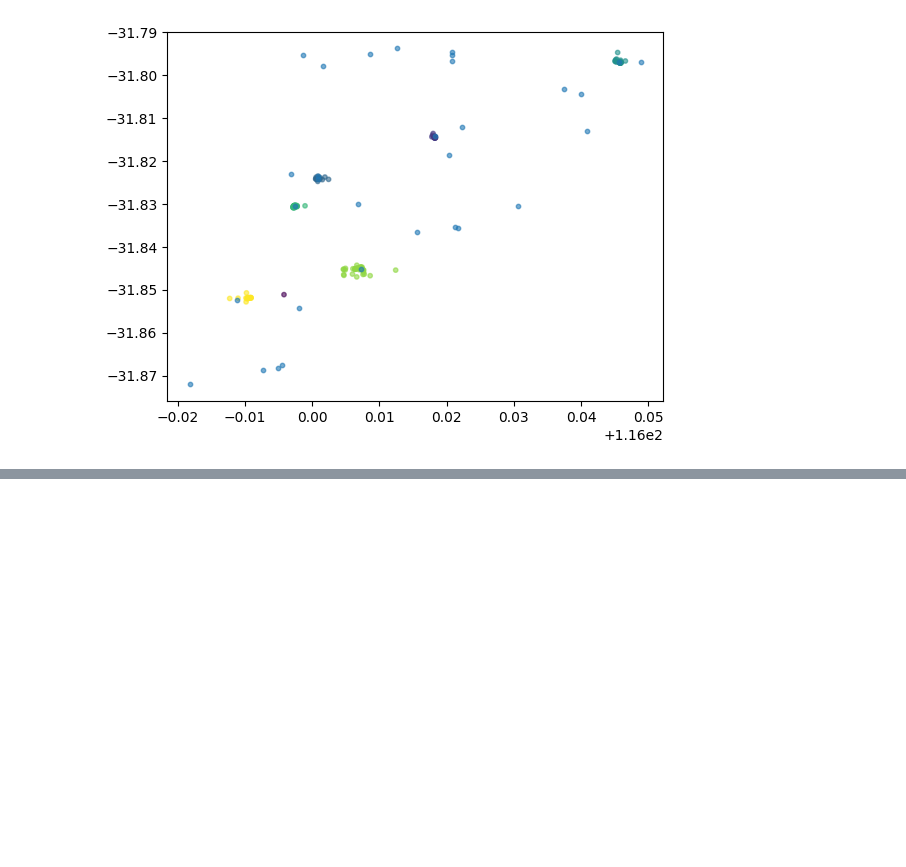
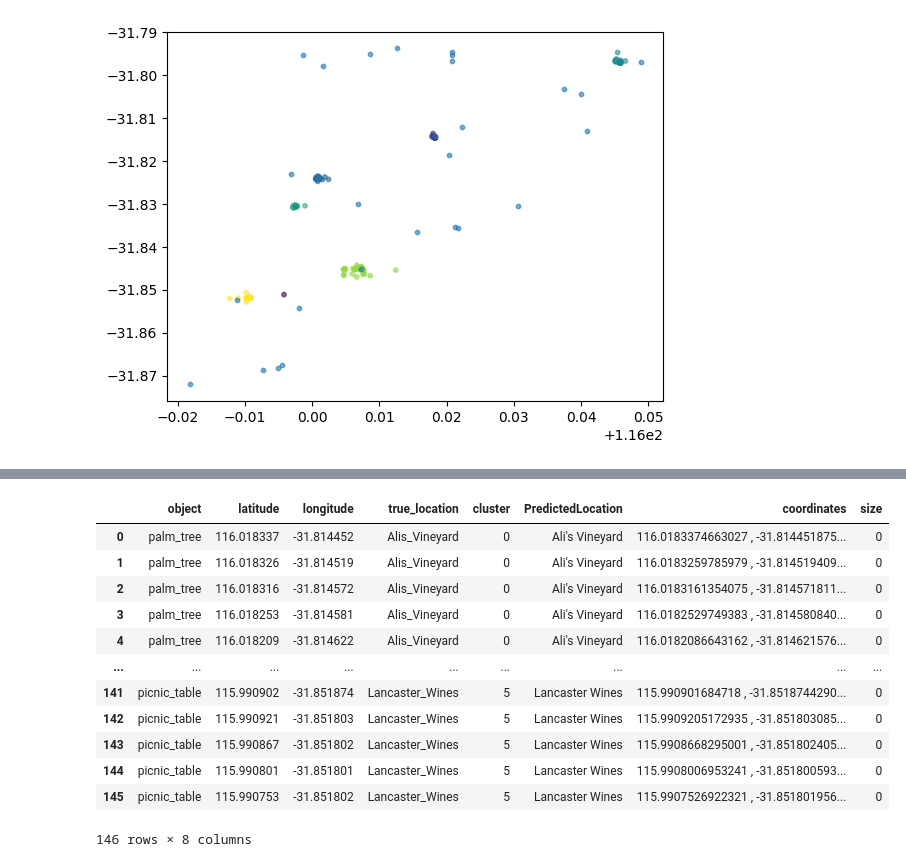
Before and after one commit to osullik/GESTALT, a Jupyter notebook: code/vizualizations.ipynb, the cells around one changed output, grey strips where cells are left out. Cells and saved outputs as stored; diff of their text form; code cells hidden in the pictures; blank space fills up the shorter version.

Commit message:
all descriptors in dataframes

```diff
--- a/code/vizualizations.ipynb
+++ b/code/vizualizations.ipynb
@@ -96,0 +109,19 @@ plt.scatter(osm_df['latitude'],osm_df['longitude'], label="Locations",alpha =0.6
+# %%
+obj_df['coordinates'] = obj_df.latitude.astype(str) + ' , ' + obj_df.longitude.astype(str)
+obj_df['size'] = 0
+# %%
+obj_df
+# %% [output]
+|  | object | latitude | longitude | true_location | cluster | PredictedLocation | coordinates | size |
+| 0 | palm_tree | 116.018337 | -31.814452 | Alis_Vineyard | 0 | Ali's Vineyard | 116.0183374663027 , -31.814451875... | 0 |
+| 1 | palm_tree | 116.018326 | -31.814519 | Alis_Vineyard | 0 | Ali's Vineyard | 116.0183259785979 , -31.814519409... | 0 |
+| 2 | palm_tree | 116.018316 | -31.814572 | Alis_Vineyard | 0 | Ali's Vineyard | 116.0183161354075 , -31.814571811... | 0 |
+| 3 | palm_tree | 116.018253 | -31.814581 | Alis_Vineyard | 0 | Ali's Vineyard | 116.0182529749383 , -31.814580840... | 0 |
+| 4 | palm_tree | 116.018209 | -31.814622 | Alis_Vineyard | 0 | Ali's Vineyard | 116.0182086643162 , -31.814621576... | 0 |
+| ... | ... | ... | ... | ... | ... | ... | ... | ... |
+| 141 | picnic_table | 115.990902 | -31.851874 | Lancaster_Wines | 5 | Lancaster Wines | 115.990901684718 , -31.8518744290... | 0 |
+| 142 | picnic_table | 115.990921 | -31.851803 | Lancaster_Wines | 5 | Lancaster Wines | 115.9909205172935 , -31.851803085... | 0 |
+| 143 | picnic_table | 115.990867 | -31.851802 | Lancaster_Wines | 5 | Lancaster Wines | 115.9908668295001 , -31.851802405... | 0 |
+| 144 | picnic_table | 115.990801 | -31.851801 | Lancaster_Wines | 5 | Lancaster Wines | 115.9908006953241 , -31.851800593... | 0 |
+| 145 | picnic_table | 115.990753 | -31.851802 | Lancaster_Wines | 5 | Lancaster Wines | 115.9907526922321 , -31.851801956... | 0 |
+146 rows × 8 columns
```
Also changed, not shown: parts of 7 cells of this notebook, 5 other files.
